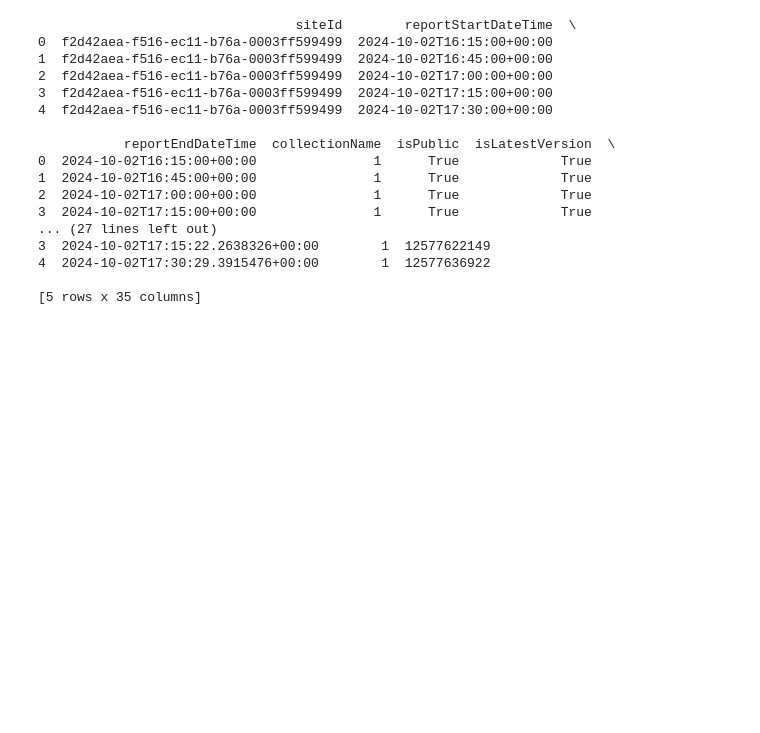
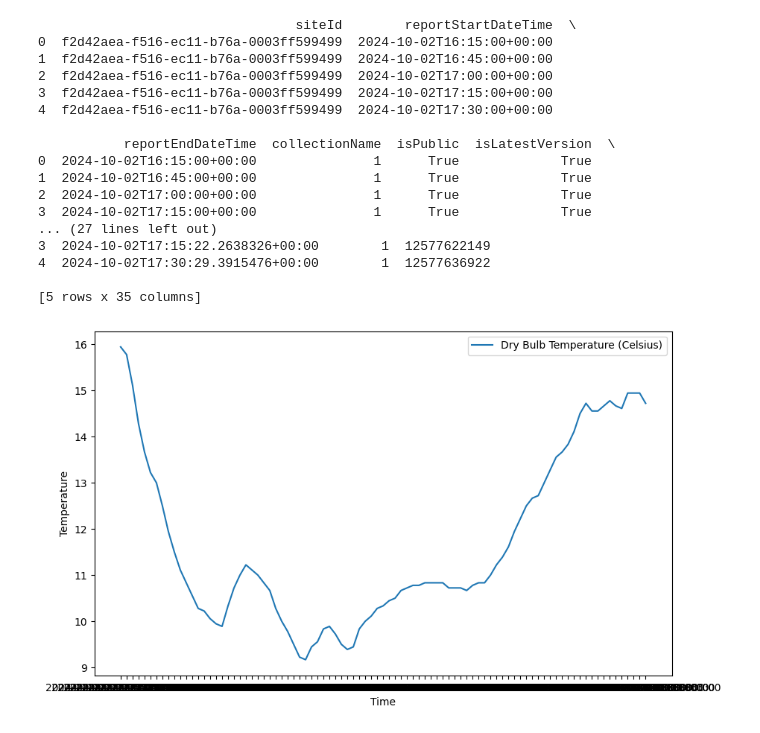
Before and after one commit to miriamroddy/PFDA, a Jupyter notebook: Assignments/assignment2-weather.ipynb, the cells around one changed output. Saved outputs shown, nothing was run; the diff lists cells and outputs as text; code cells hidden in the pictures; blank space fills up the shorter version.

Commit message:
Adding a basic plot figure

```diff
--- a/Assignments/assignment2-weather.ipynb
+++ b/Assignments/assignment2-weather.ipynb
@@ -31,3 +31,26 @@ print(data.head())
 4  2024-10-02T17:30:29.3915476+00:00        1  12577636922
 
 [5 rows x 35 columns]
+# %%
+# We start by imorting Matplotlib's pyplot module
+
+import matplotlib.pyplot as plt
+
+# Let's see what a plot that is 10" X 6" is like
+plt.figure(figsize=(10, 6))
+
+# We now use pyplot to plot time against temperature and define the legend
+plt.plot(data['reportEndDateTime'], data['dryBulbTemperature_Celsius'], label='Dry Bulb Temperature (Celsius)')
+
+# Label the x-axis
+plt.xlabel("Time")
+
+# Label the y-axis
+plt.ylabel("Temperature")
+
+# Should add a title here
+
+plt.legend()
+plt.show()
+# %% [output]
+[figure, added]
```
